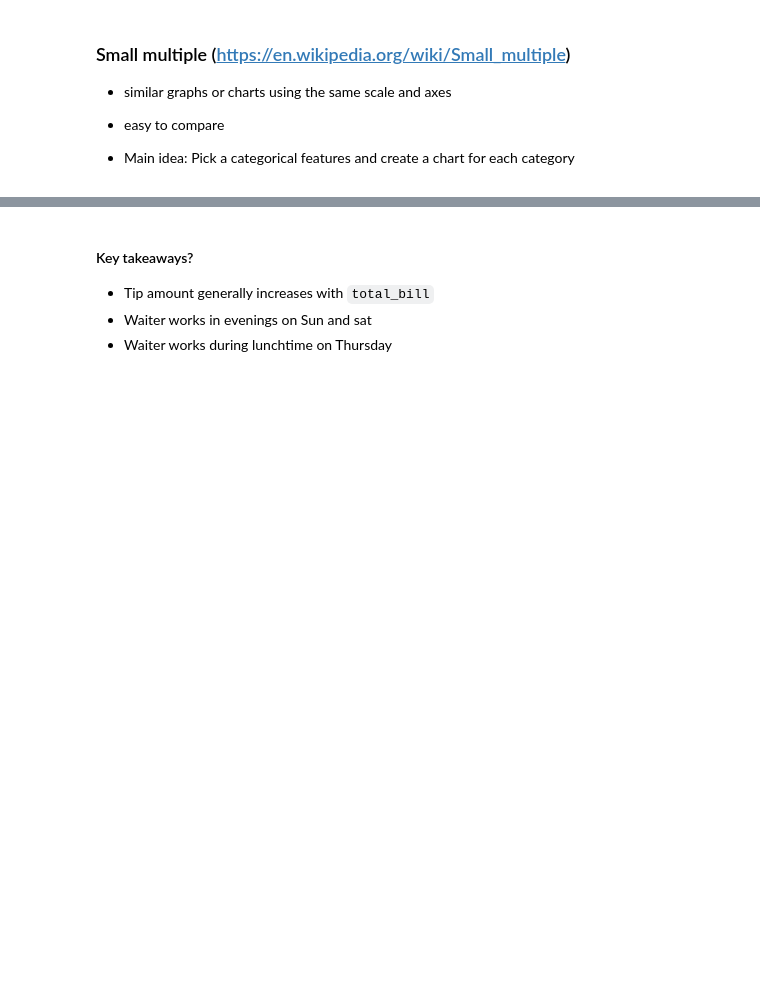
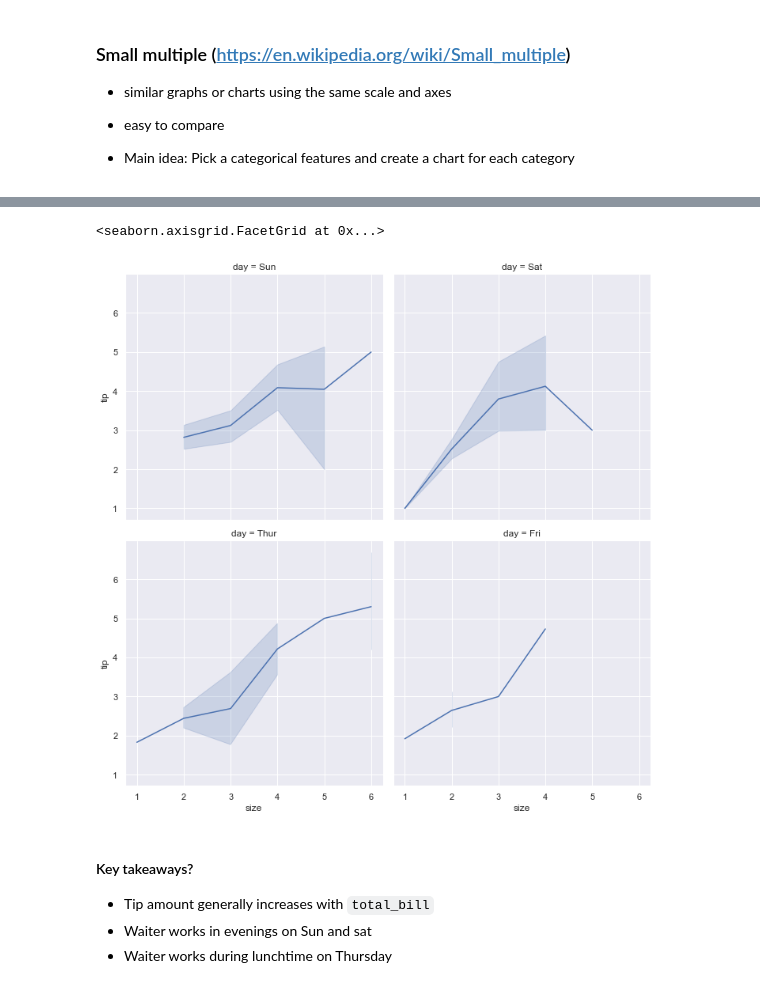
Before and after one commit to CodeupClassroom/mirzakhani-data-science-libraries, a Jupyter notebook: seaborn-lesson.ipynb, the cells around one changed output, grey strips where cells are left out. Saved outputs shown, nothing was run; the diff lists cells and outputs as text; code cells hidden in the pictures; blank space fills up the shorter version.

Commit message:
added seaborn exercises

```diff
--- a/seaborn-lesson.ipynb
+++ b/seaborn-lesson.ipynb
@@ -136,12 +192,15 @@ sns.relplot(data = tips, x = 'size', y = 'tip')
 # %%
 # Facetgrid with lineplot
 
 sns.relplot(data = tips, x = 'size',
             y = 'tip',
             kind = 'line',
             col = 'day',
-            #col_wrap = 2
+            col_wrap = 2
             )
+# %% [output]
+<seaborn.axisgrid.FacetGrid at 0x...>
+[figure, added]
 # %% [markdown]
 #### Key takeaways?
 - Tip amount generally increases with `total_bill`
```
Also changed, not shown: parts of 33 cells of this notebook, 1 other file.
